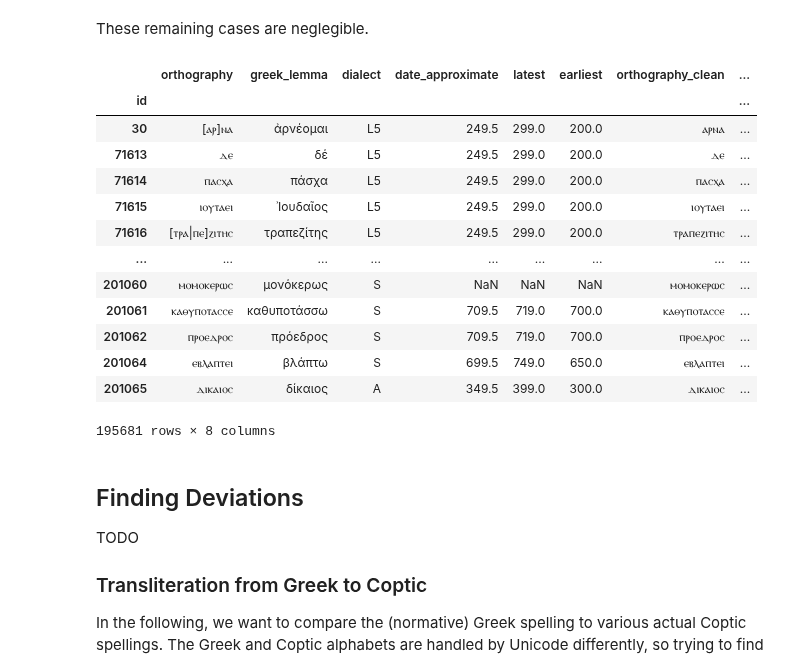
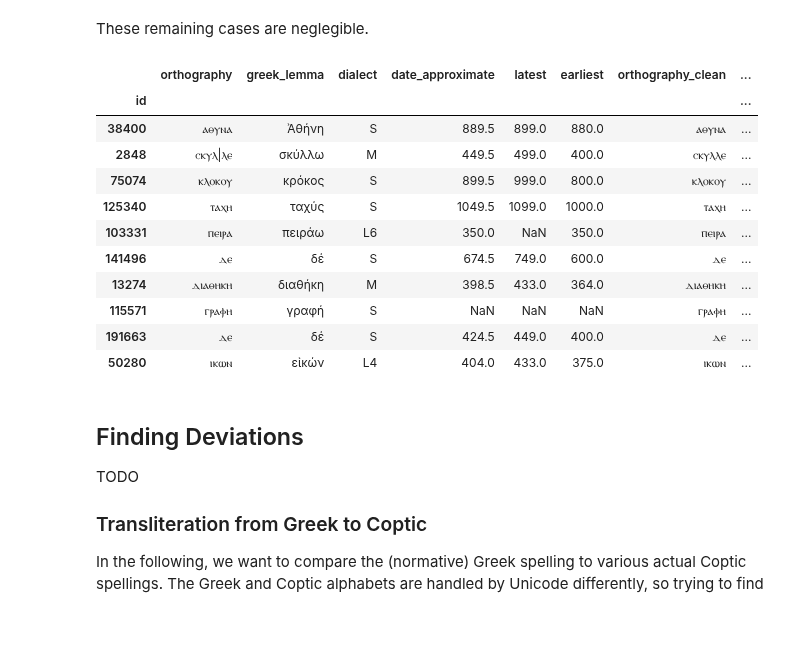
Before and after one commit to kmein/greek-coptic, a Jupyter notebook: greek-coptic.ipynb, the cells around one changed output. Drawn from its saved outputs; the diff is of its cells as text; code cells hidden in the pictures; blank space fills up the shorter version.

```diff
--- a/greek-coptic.ipynb
+++ b/greek-coptic.ipynb
@@ -249,22 +295,20 @@ df_simple[df_simple["strange_characters"].apply(lambda x: len(x) > 0)]
 # %% [markdown]
 These remaining cases are neglegible.
 # %%
-df_simple
+df_simple.sample(10)
 # %% [output]
 |  | orthography | greek_lemma | dialect | date_approximate | latest | earliest | orthography_clean | ... |
 | id |  |  |  |  |  |  |  | ... |
-| 30 | [ⲁⲣ]ⲛⲁ | ἀρνέομαι | L5 | 249.5 | 299.0 | 200.0 | ⲁⲣⲛⲁ | ... |
-| 71613 | ⲇⲉ | δέ | L5 | 249.5 | 299.0 | 200.0 | ⲇⲉ | ... |
-| 71614 | ⲡⲁⲥⲭⲁ | πάσχα | L5 | 249.5 | 299.0 | 200.0 | ⲡⲁⲥⲭⲁ | ... |
-| 71615 | ⲓⲟⲩⲧⲁⲉⲓ | Ἰουδαῖος | L5 | 249.5 | 299.0 | 200.0 | ⲓⲟⲩⲧⲁⲉⲓ | ... |
-| 71616 | [ⲧⲣⲁ|ⲡⲉ]ⲍⲓⲧⲏⲥ | τραπεζίτης | L5 | 249.5 | 299.0 | 200.0 | ⲧⲣⲁⲡⲉⲍⲓⲧⲏⲥ | ... |
-| ... | ... | ... | ... | ... | ... | ... | ... | ... |
-| 201060 | ⲙⲟⲙⲟⲕⲉⲣⲱⲥ | μονόκερως | S | NaN | NaN | NaN | ⲙⲟⲙⲟⲕⲉⲣⲱⲥ | ... |
-| 201061 | ⲕⲁⲑⲩⲡⲟⲧⲁⲥⲥⲉ | καθυποτάσσω | S | 709.5 | 719.0 | 700.0 | ⲕⲁⲑⲩⲡⲟⲧⲁⲥⲥⲉ | ... |
-| 201062 | ⲡⲣⲟⲉⲇⲣⲟⲥ | πρόεδρος | S | 709.5 | 719.0 | 700.0 | ⲡⲣⲟⲉⲇⲣⲟⲥ | ... |
-| 201064 | ⲉⲃⲗⲁⲡⲧⲉⲓ | βλάπτω | S | 699.5 | 749.0 | 650.0 | ⲉⲃⲗⲁⲡⲧⲉⲓ | ... |
-| 201065 | ⲇⲓⲕⲁⲓⲟⲥ | δίκαιος | A | 349.5 | 399.0 | 300.0 | ⲇⲓⲕⲁⲓⲟⲥ | ... |
+| 38400 | ⲁⲑⲩⲛⲁ | Ἀθήνη | S | 889.5 | 899.0 | 880.0 | ⲁⲑⲩⲛⲁ | ... |
+| 2848 | ⲥⲕⲩⲗ|ⲗⲉ | σκύλλω | M | 449.5 | 499.0 | 400.0 | ⲥⲕⲩⲗⲗⲉ | ... |
+| 75074 | ⲕⲗⲟⲕⲟⲩ | κρόκος | S | 899.5 | 999.0 | 800.0 | ⲕⲗⲟⲕⲟⲩ | ... |
+| 125340 | ⲧⲁⲭⲏ | ταχύς | S | 1049.5 | 1099.0 | 1000.0 | ⲧⲁⲭⲏ | ... |
+| 103331 | ⲡⲉⲓⲣⲁ | πειράω | L6 | 350.0 | NaN | 350.0 | ⲡⲉⲓⲣⲁ | ... |
+| 141496 | ⲇⲉ | δέ | S | 674.5 | 749.0 | 600.0 | ⲇⲉ | ... |
+| 13274 | ⲇⲓⲁⲑⲏⲕⲏ | διαθήκη | M | 398.5 | 433.0 | 364.0 | ⲇⲓⲁⲑⲏⲕⲏ | ... |
+| 115571 | ⲅⲣⲁⲫⲏ | γραφή | S | NaN | NaN | NaN | ⲅⲣⲁⲫⲏ | ... |
+| 191663 | ⲇⲉ | δέ | S | 424.5 | 449.0 | 400.0 | ⲇⲉ | ... |
+| 50280 | ⲓⲕⲱⲛ | εἰκών | L4 | 404.0 | 433.0 | 375.0 | ⲓⲕⲱⲛ | ... |
-195681 rows × 8 columns
 # %% [markdown]
 ## Finding Deviations
 
```
Also changed, not shown: parts of 34 cells of this notebook.
